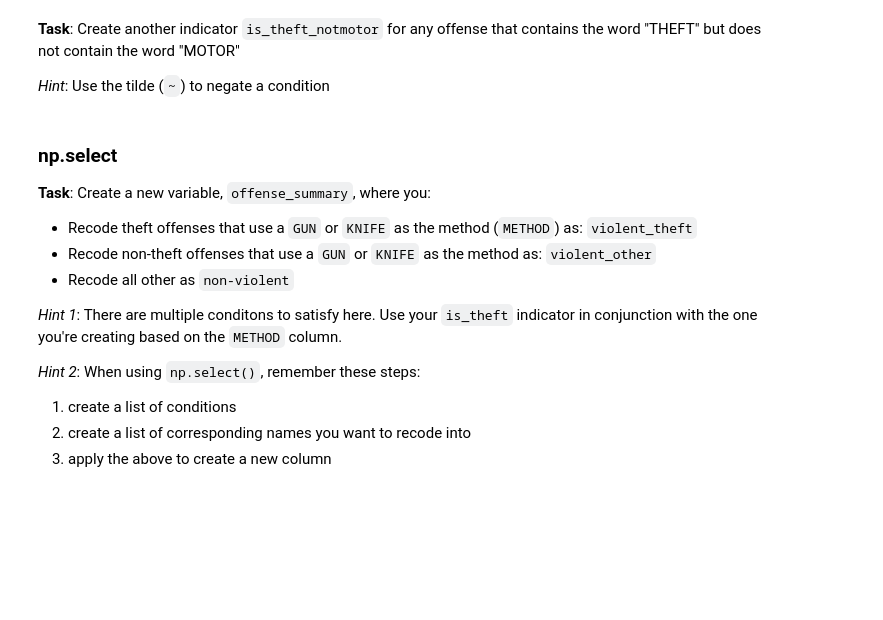
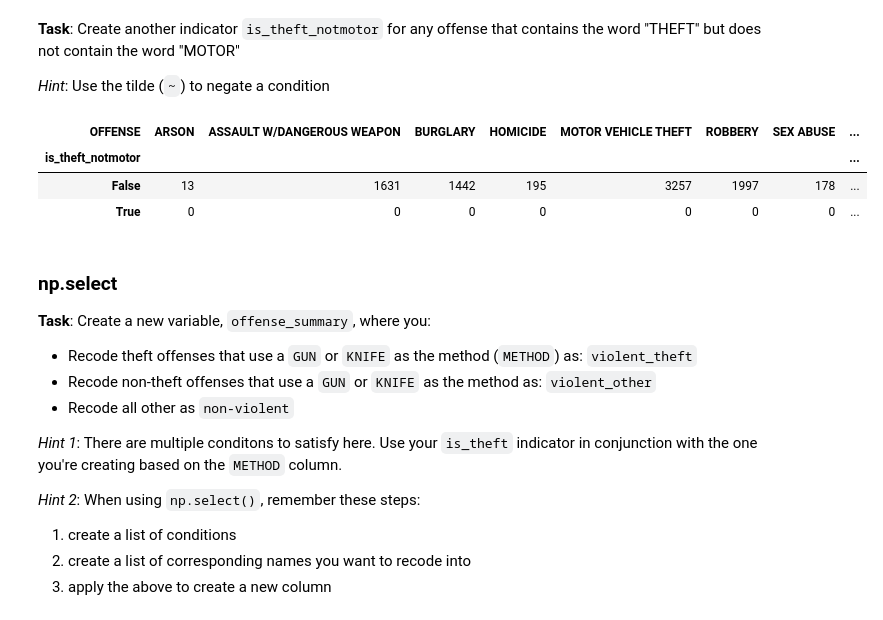
Before and after one commit to alexcraig043/qss-20, a Jupyter notebook: activities/01_pandas_f0055yb.ipynb, the cells around one changed output. Cells and saved outputs as stored; diff of their text form; code cells hidden in the pictures; blank space fills up the shorter version.

```diff
--- a/activities/01_pandas_f0055yb.ipynb
+++ b/activities/01_pandas_f0055yb.ipynb
@@ -144,6 +144,13 @@ dc_crim_2020["is_theft"] = np.where(dc_crim_2020["OFFENSE"].str.contains('THEFT'
 # %%
 ## your code here
 dc_crim_2020["is_theft_notmotor"] = np.where(dc_crim_2020["OFFENSE"].str.contains('THEFT') & ~dc_crim_2020["OFFENSE"].str.contains("MOTOR"), True, False)
+
+pd.crosstab(dc_crim_2020["is_theft_notmotor"], dc_crim_2020["OFFENSE"])
+# %% [output]
+| OFFENSE | ARSON | ASSAULT W/DANGEROUS WEAPON | BURGLARY | HOMICIDE | MOTOR VEHICLE THEFT | ROBBERY | SEX ABUSE | ... |
+| is_theft_notmotor |  |  |  |  |  |  |  | ... |
+| False | 13 | 1631 | 1442 | 195 | 3257 | 1997 | 178 | ... |
+| True | 0 | 0 | 0 | 0 | 0 | 0 | 0 | ... |
 # %% [markdown]
 ### np.select
 
```
Also changed, not shown: parts of 5 cells of this notebook, 1 other file.
